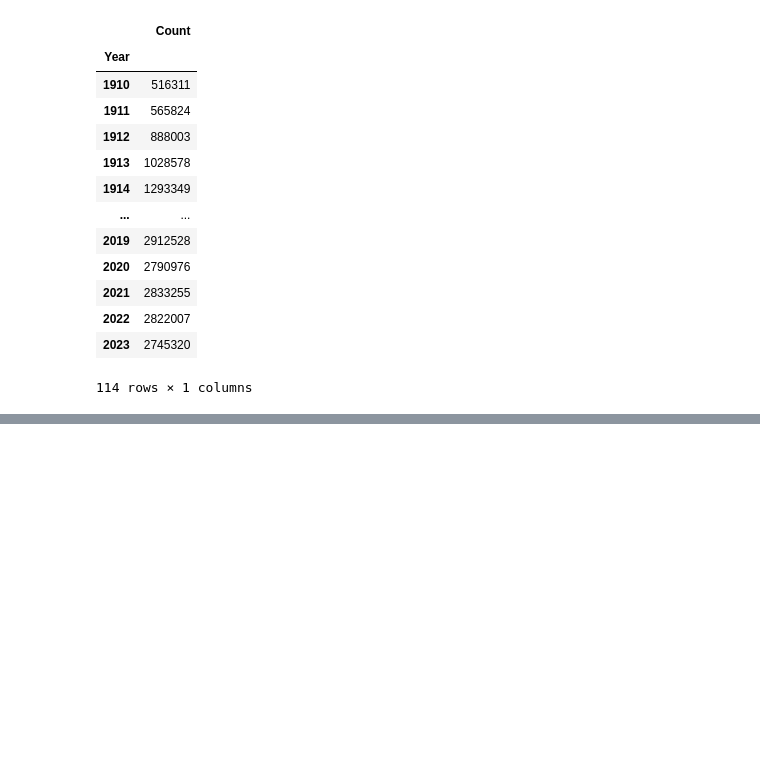
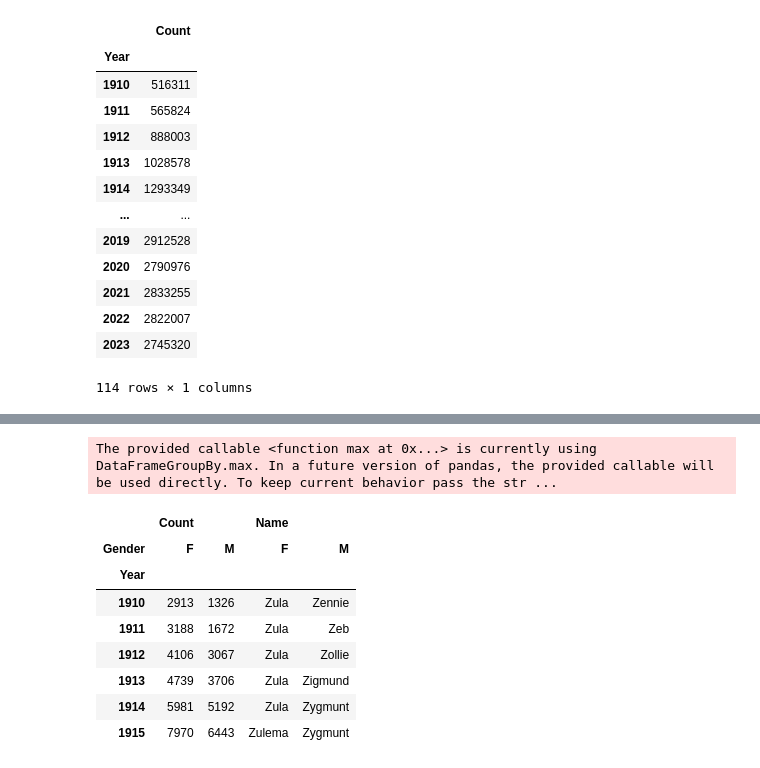
Before and after one commit to AndrewHung87/PandaPractice, a Jupyter notebook: Pandas_III.ipynb, the cells around one changed output, grey strips where cells are left out. Saved outputs shown, nothing was run; the diff lists cells and outputs as text; code cells hidden in the pictures; blank space fills up the shorter version.

```diff
--- a/Pandas_III.ipynb
+++ b/Pandas_III.ipynb
@@ -27,0 +169,19 @@ babynames[["Year", "Count"]].groupby("Year").agg(sum)
+# %%
+babynames_pivot = babynames.pivot_table(
+    index = "Year",     # rows (turned into index)
+    columns = "Gender",    # column values
+    values = ["Count", "Name"],
+    aggfunc = np.max,   # group operation
+)
+babynames_pivot.head(6)
+# %% [output]
+The provided callable <function max at 0x...> is currently using DataFrameGroupBy.max. In a future version of pandas, the provided callable will be used directly. To keep current behavior pass the str ...
+|  | Count |  | Name |  |
+| Gender | F | M | F | M |
+| Year |  |  |  |  |
+| 1910 | 2913 | 1326 | Zula | Zennie |
+| 1911 | 3188 | 1672 | Zula | Zeb |
+| 1912 | 4106 | 3067 | Zula | Zollie |
+| 1913 | 4739 | 3706 | Zula | Zigmund |
+| 1914 | 5981 | 5192 | Zula | Zygmunt |
+| 1915 | 7970 | 6443 | Zulema | Zygmunt |
```
Also changed, not shown: parts of 11 cells of this notebook.
